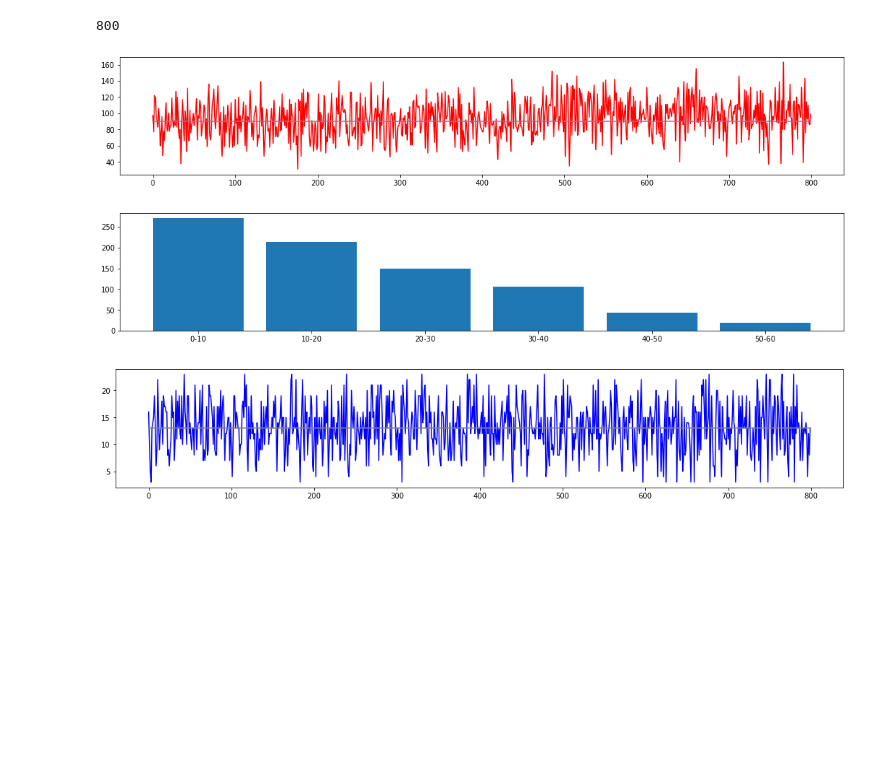
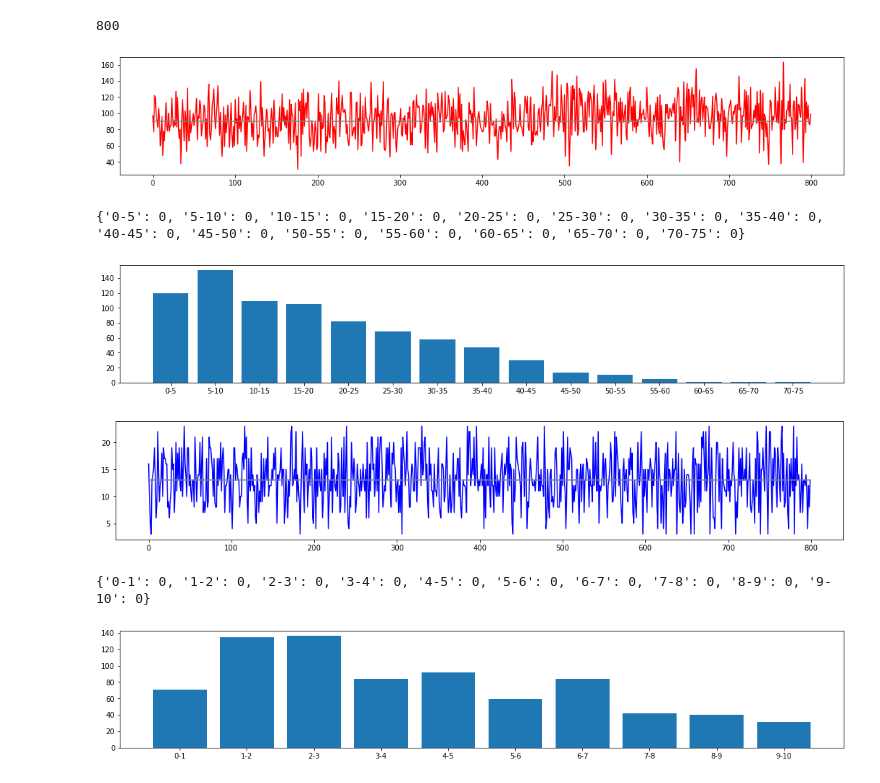
Before and after one commit to zhixin9001/2022-Python, a Jupyter notebook: codes/6.data/analysis.ipynb, the cells around one changed output. Cells and saved outputs as stored; diff of their text form; code cells hidden in the pictures; blank space fills up the shorter version.

```diff
--- a/codes/6.data/analysis.ipynb
+++ b/codes/6.data/analysis.ipynb
@@ -12,22 +12,28 @@ print(len(reds))
 800
 # %%
 # 1 sum & diff
-import matplotlib.pyplot as plt
 # red
 red_sums, red_avgs, red_diffs = func.get_sum_avg_diff(
     reds, red_avg_total)
 func.draw_plot(red_sums, red_avgs)
-diff_count = func.get_diff_count(red_diffs)
-func.draw_bar(diff_count.keys(), diff_count.values())
+red_diff_counts = func.get_diff_count(red_diffs,step=5)
+func.draw_bar(red_diff_counts.keys(), red_diff_counts.values())
+# prefer diff=10, 20
+
 # blue
-blue_sums, blue_avgs, _ = func.get_sum_avg_diff(
+blue_sums, blue_avgs, blue_diffs = func.get_sum_avg_diff(
     blues, blue_avg_total)
 func.draw_plot(blue_sums, blue_avgs, color='blue')
+blue_diff_counts = func.get_diff_count(blue_diffs, step=1)
+func.draw_bar(blue_diff_counts.keys(), blue_diff_counts.values())
 # prefer diff=10, 20
 # %% [output]
 [figure]
+{'0-5': 0, '5-10': 0, '10-15': 0, '15-20': 0, '20-25': 0, '25-30': 0, '30-35': 0, '35-40': 0, '40-45': 0, '45-50': 0, '50-55': 0, '55-60': 0, '60-65': 0, '65-70': 0, '70-75': 0}
-[figure, old version]
+[figure, new version]
 [figure]
+{'0-1': 0, '1-2': 0, '2-3': 0, '3-4': 0, '4-5': 0, '5-6': 0, '6-7': 0, '7-8': 0, '8-9': 0, '9-10': 0}
+[figure, added]
 # %%
 # 2: 3 area
 import matplotlib.pyplot as plt
```
Also changed, not shown: 1 other file.
